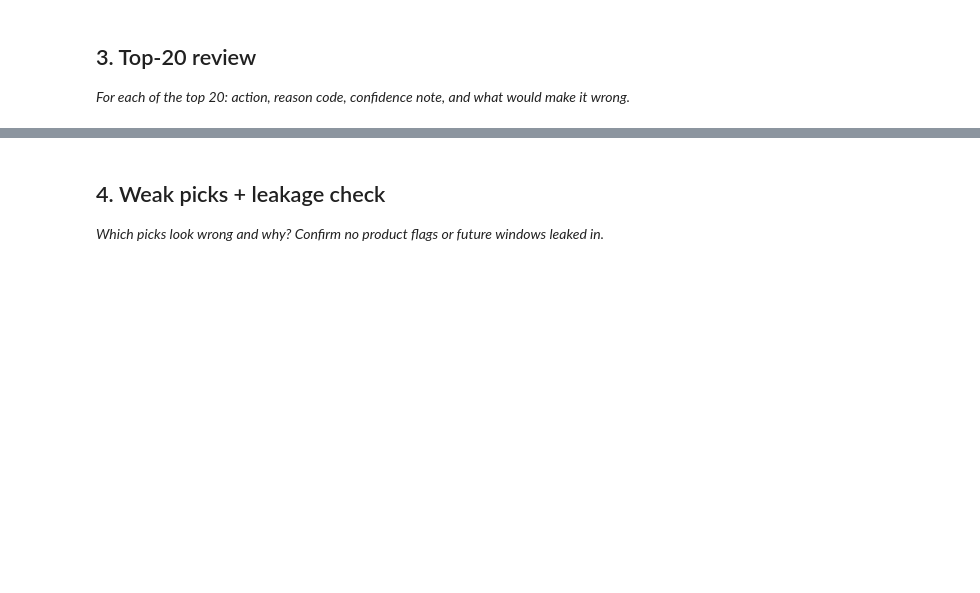
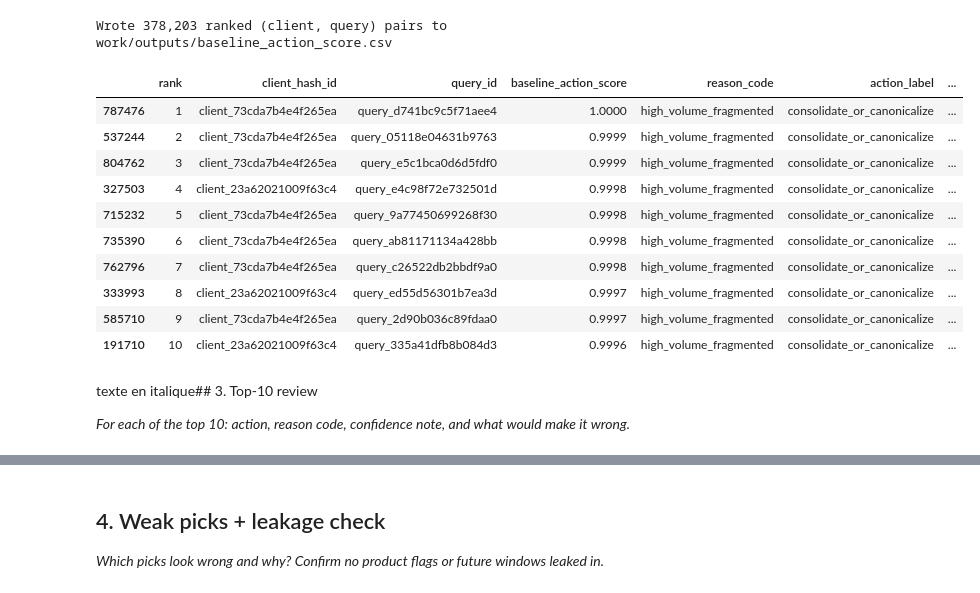
Before and after one commit to anasYaha/Flyrank-ml-internship, a Jupyter notebook: work/notebooks/w04_baseline_score.ipynb, the cells around one changed output, grey strips where cells are left out. Saved outputs shown, nothing was run; the diff lists cells and outputs as text; code cells hidden in the pictures; blank space fills up the shorter version.

Commit message:
w04_baseline_score done

```diff
--- a/work/notebooks/w04_baseline_score.ipynb
+++ b/work/notebooks/w04_baseline_score.ipynb
@@ -22,0 +94,16 @@ This skeleton is yours to fill. Work the sections **in order** — each one has
+# %%
+# --- Signal A: volume vs. competing_content_count (flag-linked: behind is_quick_win) ---
+volume_bins = [0, 100, 500, np.inf]
+volume_labels = ['low (<100)', 'mid (100-499)', 'high (500+)']
+query_level['volume_tier'] = pd.cut(query_level['query_total_impressions'],
+                                     bins=volume_bins, labels=volume_labels, right=False)
+
+signal_a = query_level.groupby('volume_tier', observed=True).agg(
+    n=('competing_content_count', 'size'),
+    mean_competing_content_count=('competing_content_count', 'mean'),
+).reset_index()
+print('Signal A — volume tier vs. mean competing_content_count (min bucket size: 50)')
+print(signal_a)
+
+# Verdict is written by hand in the markdown cell below AFTER reading this table —
+# do not hardcode a verdict string here; read the printed n's and means first.
@@ -23,4 +157,57 @@ This skeleton is yours to fill. Work the sections **in order** — each one has
+# %%
+def percentile_rank(s: pd.Series) -> pd.Series:
+    return s.rank(pct=True, method='average')
+
+def reason_code(row) -> str:
+    if row['volume_score'] >= 0.66 and row['fragmentation_score'] >= 0.66:
+        return 'high_volume_fragmented'
+    if row['volume_score'] >= 0.33 or row['fragmentation_score'] >= 0.66:
+        return 'moderate_fragmented'
+    return 'low_volume_fragmented'
+
+def action_label(reason: str) -> str:
+    return {
+        'high_volume_fragmented': 'consolidate_or_canonicalize',
+        'moderate_fragmented': 'review_for_consolidation',
+        'low_volume_fragmented': 'monitor',
+    }[reason]
+
+candidates = query_level[query_level['competing_content_count'] >= 2].copy()
+
+candidates['volume_score'] = percentile_rank(np.log1p(candidates['query_total_impressions']))
+candidates['fragmentation_score'] = percentile_rank(candidates['competing_content_count'])
+candidates['baseline_action_score'] = (candidates['volume_score'] * candidates['fragmentation_score']).round(4)
+
+candidates['reason_code'] = candidates.apply(reason_code, axis=1)
+candidates['action_label'] = candidates['reason_code'].apply(action_label)
+candidates['rank'] = candidates['baseline_action_score'].rank(method='first', ascending=False).astype(int)
+
+out_cols = ['rank', 'client_hash_id', 'query_id', 'baseline_action_score', 'reason_code',
+            'action_label', 'competing_content_count', 'query_total_impressions',
+            'top_content_impression_share']  # last column: context only, not a score input
+queue = candidates[out_cols].sort_values('rank')
+
+import pathlib
+out_path = pathlib.Path('work/outputs/baseline_action_score.csv')
+out_path.parent.mkdir(parents=True, exist_ok=True)
+queue.to_csv(out_path, index=False)
+
+print(f'Wrote {len(queue):,} ranked (client, query) pairs to {out_path}')
+queue.head(10)
+# %% [output]
+Wrote 378,203 ranked (client, query) pairs to work/outputs/baseline_action_score.csv
+|  | rank | client_hash_id | query_id | baseline_action_score | reason_code | action_label | ... |
+| 787476 | 1 | client_73cda7b4e4f265ea | query_d741bc9c5f71aee4 | 1.0000 | high_volume_fragmented | consolidate_or_canonicalize | ... |
+| 537244 | 2 | client_73cda7b4e4f265ea | query_05118e04631b9763 | 0.9999 | high_volume_fragmented | consolidate_or_canonicalize | ... |
+| 804762 | 3 | client_73cda7b4e4f265ea | query_e5c1bca0d6d5fdf0 | 0.9999 | high_volume_fragmented | consolidate_or_canonicalize | ... |
+| 327503 | 4 | client_23a62021009f63c4 | query_e4c98f72e732501d | 0.9998 | high_volume_fragmented | consolidate_or_canonicalize | ... |
+| 715232 | 5 | client_73cda7b4e4f265ea | query_9a77450699268f30 | 0.9998 | high_volume_fragmented | consolidate_or_canonicalize | ... |
+| 735390 | 6 | client_73cda7b4e4f265ea | query_ab81171134a428bb | 0.9998 | high_volume_fragmented | consolidate_or_canonicalize | ... |
+| 762796 | 7 | client_73cda7b4e4f265ea | query_c26522db2bbdf9a0 | 0.9998 | high_volume_fragmented | consolidate_or_canonicalize | ... |
+| 333993 | 8 | client_23a62021009f63c4 | query_ed55d56301b7ea3d | 0.9997 | high_volume_fragmented | consolidate_or_canonicalize | ... |
+| 585710 | 9 | client_73cda7b4e4f265ea | query_2d90b036c89fdaa0 | 0.9997 | high_volume_fragmented | consolidate_or_canonicalize | ... |
+| 191710 | 10 | client_23a62021009f63c4 | query_335a41dfb8b084d3 | 0.9996 | high_volume_fragmented | consolidate_or_canonicalize | ... |
 # %% [markdown]
-## 3. Top-20 review
+texte en italique## 3. Top-10 review
 
-*For each of the top 20: action, reason code, confidence note, and what would make it wrong.*
+*For each of the top 10: action, reason code, confidence note, and what would make it wrong.*
```
Also changed, not shown: parts of 17 cells of this notebook.
